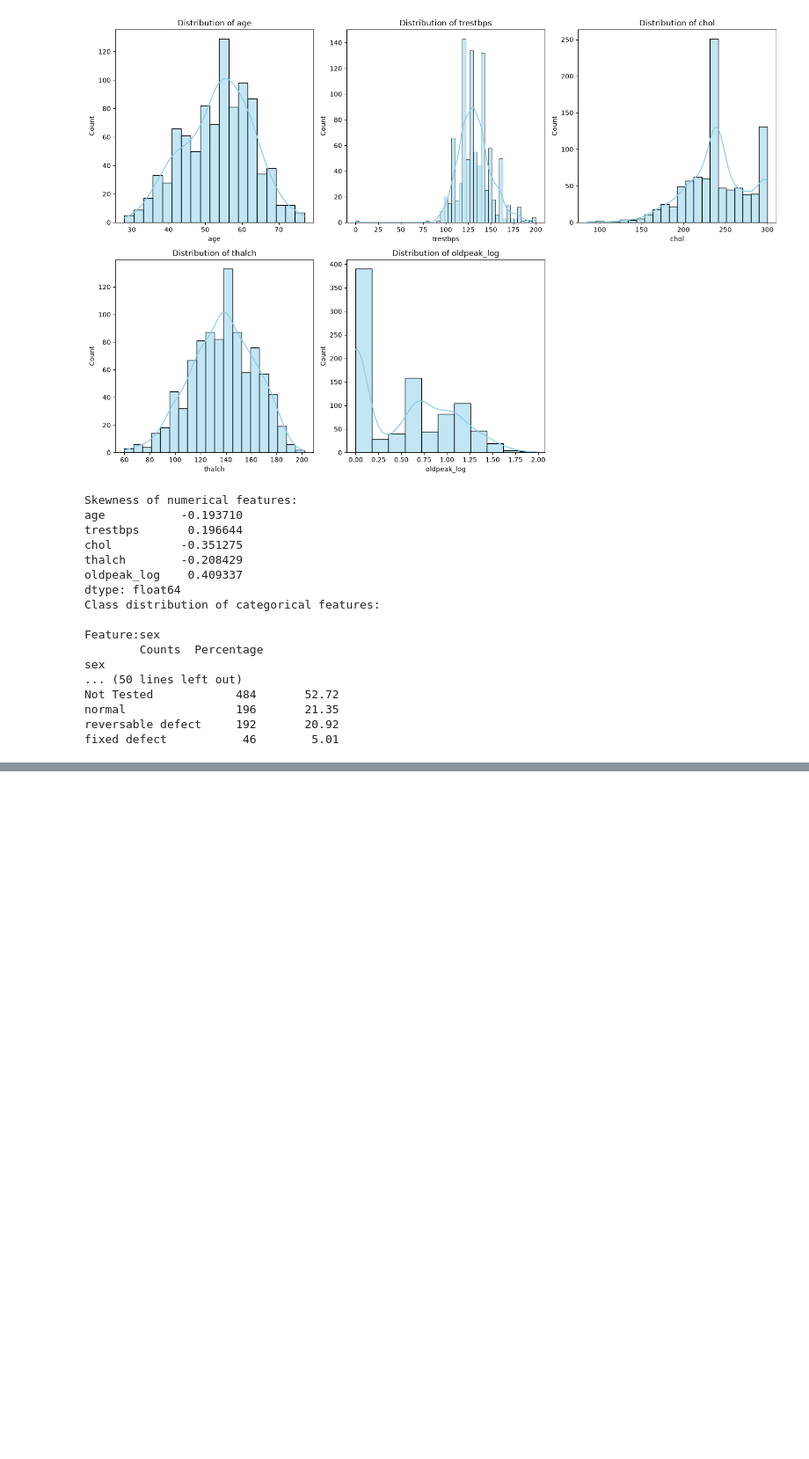
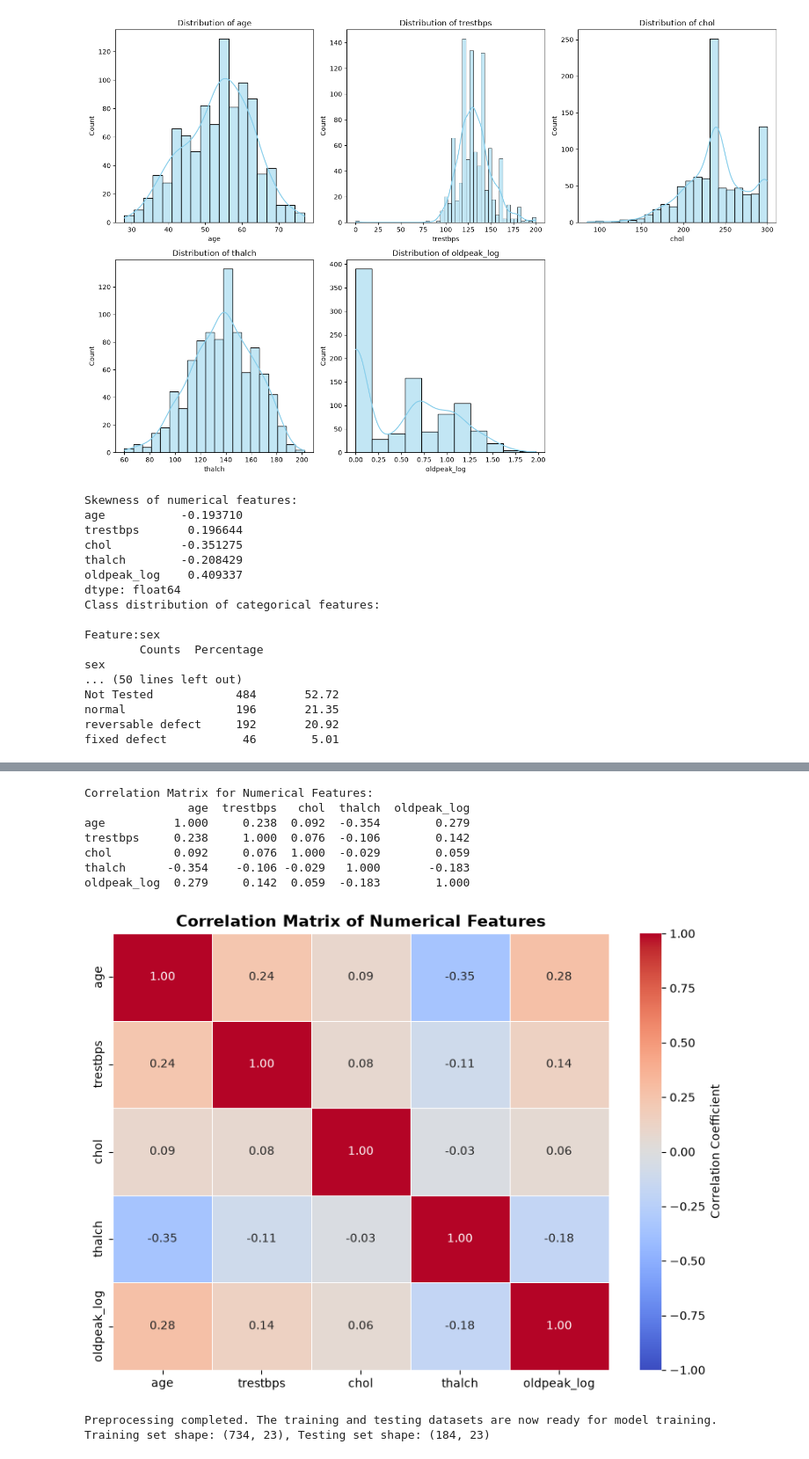
Before and after one commit to hamza-hk7440/Step-by-Step-Study-Guide-for-Binary-Classification, a Jupyter notebook: work.ipynb, the cells around one changed output, grey strips where cells are left out. Shown at 88% size. Saved outputs shown, nothing was run; the diff lists cells and outputs as text; code cells hidden in the pictures; blank space fills up the shorter version.

```diff
--- a/work.ipynb
+++ b/work.ipynb
@@ -267,0 +359,62 @@ Passing `palette` without assigning `hue` is deprecated and will be removed in v
+# %%
+#Step 2:Exploratory Data Analysis (EDA) and Feature Engineering
+#Phase 1: Bivariate Analysis
+#3:Continous vs Continous(Feature vs Feature)
+#the goal: We want to check for multicollinearity—a situation where two or more features carry almost the exact same information (e.g., if we had two columns measuring blood pressure in different units).
+#we will use the Correlation Matrix which gives us a score between -1 and 1
+#+1: perfect positive correlation (as one feature increases, the other feature increases proportionally)
+#0: no linear relationship
+#-1: perfect negative correlation (as one feature increases, the other feature decreases proportionally)
+#why we use correlation matrix?-->
+#1: Identify Redundant Features: If two features are highly correlated (e.g., correlation coefficient > 0.8), they may be redundant. Keeping both can lead to overfitting and increased model complexity.
+#2: Model safety:Tree-based models (like Random Forest or XGBoost) handle correlated features fine, but simpler statistical models prefer independent inputs
+
+num_cols = ['age', 'trestbps', 'chol', 'thalch', 'oldpeak_log']
+corr_matrix = df[num_cols].corr(method='pearson')
+print("\nCorrelation Matrix for Numerical Features:")
+print(corr_matrix.round(3))
+plt.figure(figsize=(8,6))
+sns.heatmap(corr_matrix, annot=True, cmap='coolwarm', fmt=".2f", vmin=-1, vmax=1, linewidths=0.5,cbar_kws={"label": "Correlation Coefficient"})
+plt.title('Correlation Matrix of Numerical Features', fontsize=14, fontweight='bold')
+plt.tight_layout()
+plt.show()
+#all is good we don't have any highly correlated features so we will keep all the numerical features for the next steps
+# %% [output]
+Correlation Matrix for Numerical Features:
+               age  trestbps   chol  thalch  oldpeak_log
+age          1.000     0.238  0.092  -0.354        0.279
+trestbps     0.238     1.000  0.076  -0.106        0.142
+chol         0.092     0.076  1.000  -0.029        0.059
+thalch      -0.354    -0.106 -0.029   1.000       -0.183
+oldpeak_log  0.279     0.142  0.059  -0.183        1.000
+[figure, added]
+# %%
+from sklearn.model_selection import train_test_split
+from sklearn.compose import ColumnTransformer
+from sklearn.preprocessing import StandardScaler, OneHotEncoder
+#Step 3:Preprocessing and Encoding
+#first we drop the 2 comumns 'id' and 'dataset'
+cols_to_drop = ['id', 'dataset']
+x = df.drop(columns=[col for col in cols_to_drop if col in df.columns])
+y=df['target']
+#phase 2:train test split
+x_train, x_test, y_train, y_test = train_test_split(x, y, test_size=0.2, random_state=42, stratify=y)
+#now we need to define the columns list
+num_cols = ['age', 'trestbps', 'chol', 'thalch', 'oldpeak_log']
+cat_cols = ['sex', 'cp', 'fbs', 'restecg', 'exang', 'slope', 'ca', 'thal']
+#here we have 2 important steps to do:
+#1:Feature Scaling for numerical features
+#2:One-Hot Encoding for categorical features
+preprocessor = ColumnTransformer(
+    transformers=[
+        ('num', StandardScaler(), num_cols),
+        ('cat', OneHotEncoder(drop='first',handle_unknown='ignore'), cat_cols)
+    ])
+#we transform the data to what we transform
+x_train_processed = preprocessor.fit_transform(x_train)
+x_test_processed = preprocessor.transform(x_test)
+print("Preprocessing completed. The training and testing datasets are now ready for model training.")
+print(f"Training set shape: {x_train_processed.shape}, Testing set shape: {x_test_processed.shape}")
+# %% [output]
+Preprocessing completed. The training and testing datasets are now ready for model training.
+Training set shape: (734, 23), Testing set shape: (184, 23)
```
Also changed, not shown: parts of 5 cells of this notebook, 1 other file.
